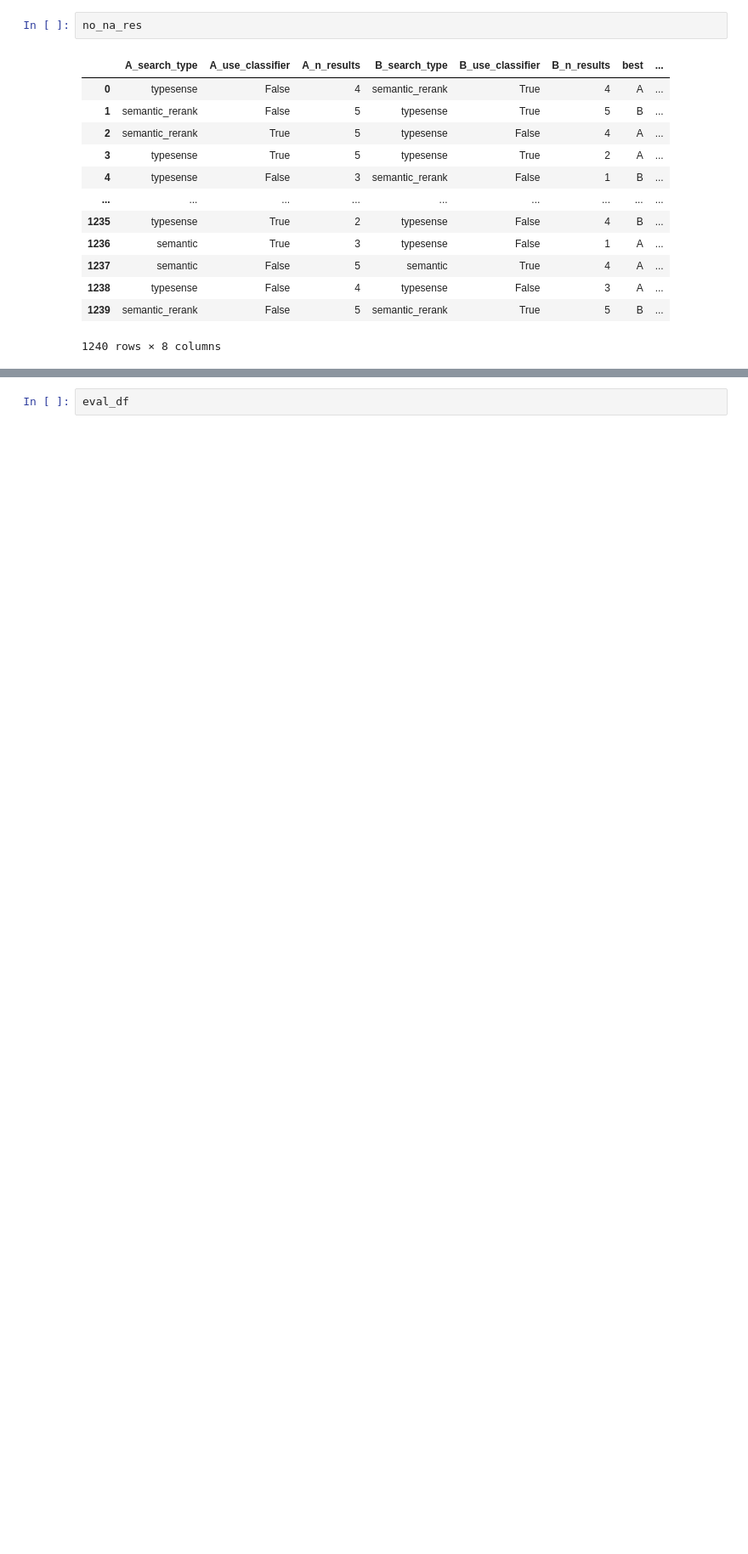
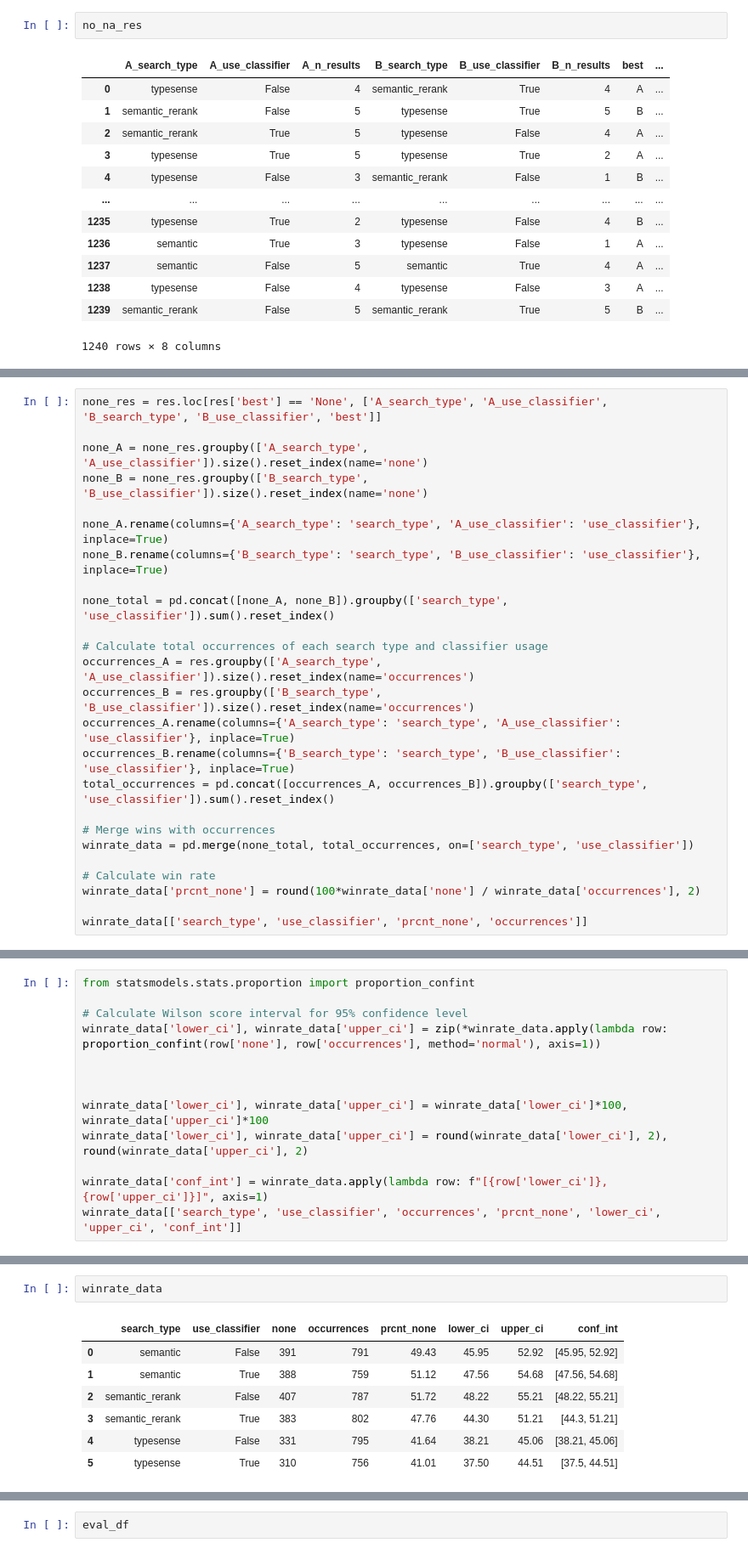
Before and after one commit to msaad02/honors-thesis, a Jupyter notebook: evaluate/rag/dev.ipynb, the cells around one changed output, grey strips where cells are left out. Shown at 85% size. Cells and saved outputs as stored; diff of their text form; blank space fills up the shorter version.

```diff
--- a/evaluate/rag/dev.ipynb
+++ b/evaluate/rag/dev.ipynb
@@ -543,0 +699,25 @@ winrate_data[['search_type', 'use_classifier', 'win_rate', 'total_occurrences']]
+# %%
+none_res = res.loc[res['best'] == 'None', ['A_search_type', 'A_use_classifier', 'B_search_type', 'B_use_classifier', 'best']]
+
+none_A = none_res.groupby(['A_search_type', 'A_use_classifier']).size().reset_index(name='none')
+none_B = none_res.groupby(['B_search_type', 'B_use_classifier']).size().reset_index(name='none')
+
+none_A.rename(columns={'A_search_type': 'search_type', 'A_use_classifier': 'use_classifier'}, inplace=True)
+none_B.rename(columns={'B_search_type': 'search_type', 'B_use_classifier': 'use_classifier'}, inplace=True)
+
+none_total = pd.concat([none_A, none_B]).groupby(['search_type', 'use_classifier']).sum().reset_index()
+
+# Calculate total occurrences of each search type and classifier usage
+occurrences_A = res.groupby(['A_search_type', 'A_use_classifier']).size().reset_index(name='occurrences')
+occurrences_B = res.groupby(['B_search_type', 'B_use_classifier']).size().reset_index(name='occurrences')
+occurrences_A.rename(columns={'A_search_type': 'search_type', 'A_use_classifier': 'use_classifier'}, inplace=True)
+occurrences_B.rename(columns={'B_search_type': 'search_type', 'B_use_classifier': 'use_classifier'}, inplace=True)
+total_occurrences = pd.concat([occurrences_A, occurrences_B]).groupby(['search_type', 'use_classifier']).sum().reset_index()
+
+# Merge wins with occurrences
+winrate_data = pd.merge(none_total, total_occurrences, on=['search_type', 'use_classifier'])
+
+# Calculate win rate
+winrate_data['prcnt_none'] = round(100*winrate_data['none'] / winrate_data['occurrences'], 2)
+
+winrate_data[['search_type', 'use_classifier', 'prcnt_none', 'occurrences']]
@@ -543,0 +732,13 @@ winrate_data[['search_type', 'use_classifier', 'win_rate', 'total_occurrences']]
+# %%
+from statsmodels.stats.proportion import proportion_confint
+
+# Calculate Wilson score interval for 95% confidence level
+winrate_data['lower_ci'], winrate_data['upper_ci'] = zip(*winrate_data.apply(lambda row: proportion_confint(row['none'], row['occurrences'], method='normal'), axis=1))
+
+
+
+winrate_data['lower_ci'], winrate_data['upper_ci'] = winrate_data['lower_ci']*100, winrate_data['upper_ci']*100
+winrate_data['lower_ci'], winrate_data['upper_ci'] = round(winrate_data['lower_ci'], 2), round(winrate_data['upper_ci'], 2)
+
+winrate_data['conf_int'] = winrate_data.apply(lambda row: f"[{row['lower_ci']}, {row['upper_ci']}]", axis=1)
+winrate_data[['search_type', 'use_classifier', 'occurrences', 'prcnt_none', 'lower_ci', 'upper_ci', 'conf_int']]
@@ -543,0 +805,10 @@ winrate_data[['search_type', 'use_classifier', 'win_rate', 'total_occurrences']]
+# %%
+winrate_data
+# %% [output]
+|  | search_type | use_classifier | none | occurrences | prcnt_none | lower_ci | upper_ci | conf_int |
+| 0 | semantic | False | 391 | 791 | 49.43 | 45.95 | 52.92 | [45.95, 52.92] |
+| 1 | semantic | True | 388 | 759 | 51.12 | 47.56 | 54.68 | [47.56, 54.68] |
+| 2 | semantic_rerank | False | 407 | 787 | 51.72 | 48.22 | 55.21 | [48.22, 55.21] |
+| 3 | semantic_rerank | True | 383 | 802 | 47.76 | 44.30 | 51.21 | [44.3, 51.21] |
+| 4 | typesense | False | 331 | 795 | 41.64 | 38.21 | 45.06 | [38.21, 45.06] |
+| 5 | typesense | True | 310 | 756 | 41.01 | 37.50 | 44.51 | [37.5, 44.51] |
```
Also changed, not shown: parts of 21 cells of this notebook, 10 other files.
